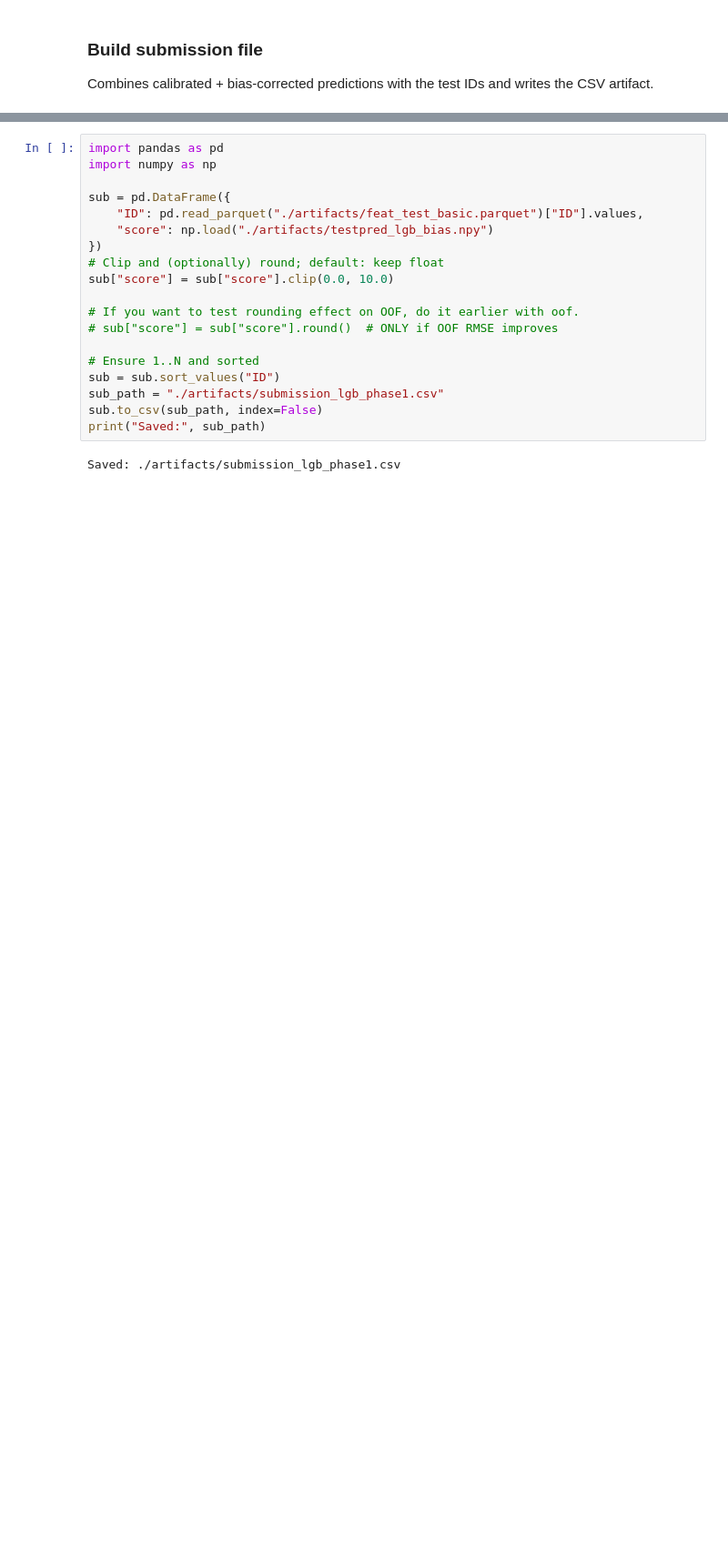
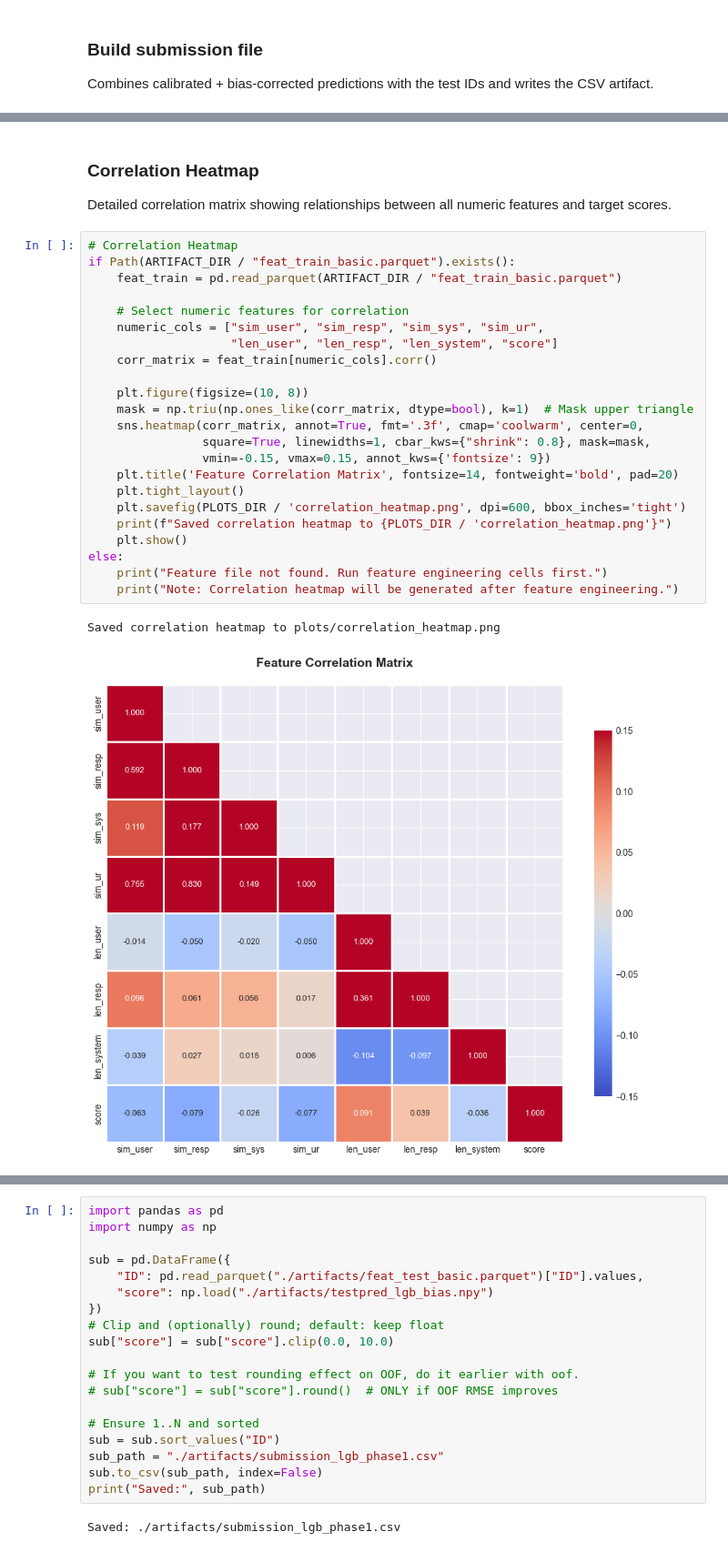
Before and after one commit to mnm-21/da5401_project, a Jupyter notebook: phase0.ipynb, the cells around one changed output, grey strips where cells are left out. Shown at 91% size. Drawn from its saved outputs; the diff is of its cells as text; blank space fills up the shorter version.

Commit message:
Plots

```diff
--- a/phase0.ipynb
+++ b/phase0.ipynb
@@ -1004,0 +1401,29 @@ Combines calibrated + bias-corrected predictions with the test IDs and writes th
+# %% [markdown]
+### Correlation Heatmap
+Detailed correlation matrix showing relationships between all numeric features and target scores.
+# %%
+# Correlation Heatmap
+if Path(ARTIFACT_DIR / "feat_train_basic.parquet").exists():
+    feat_train = pd.read_parquet(ARTIFACT_DIR / "feat_train_basic.parquet")
+
+    # Select numeric features for correlation
+    numeric_cols = ["sim_user", "sim_resp", "sim_sys", "sim_ur",
+                    "len_user", "len_resp", "len_system", "score"]
+    corr_matrix = feat_train[numeric_cols].corr()
+
+    plt.figure(figsize=(10, 8))
+    mask = np.triu(np.ones_like(corr_matrix, dtype=bool), k=1)  # Mask upper triangle
+    sns.heatmap(corr_matrix, annot=True, fmt='.3f', cmap='coolwarm', center=0,
+                square=True, linewidths=1, cbar_kws={"shrink": 0.8}, mask=mask,
+                vmin=-0.15, vmax=0.15, annot_kws={'fontsize': 9})
+    plt.title('Feature Correlation Matrix', fontsize=14, fontweight='bold', pad=20)
+    plt.tight_layout()
+    plt.savefig(PLOTS_DIR / 'correlation_heatmap.png', dpi=600, bbox_inches='tight')
+    print(f"Saved correlation heatmap to {PLOTS_DIR / 'correlation_heatmap.png'}")
+    plt.show()
+else:
+    print("Feature file not found. Run feature engineering cells first.")
+    print("Note: Correlation heatmap will be generated after feature engineering.")
+# %% [output]
+Saved correlation heatmap to plots/correlation_heatmap.png
+[figure, added]
```
Also changed, not shown: parts of 13 cells of this notebook, 23 other files.
